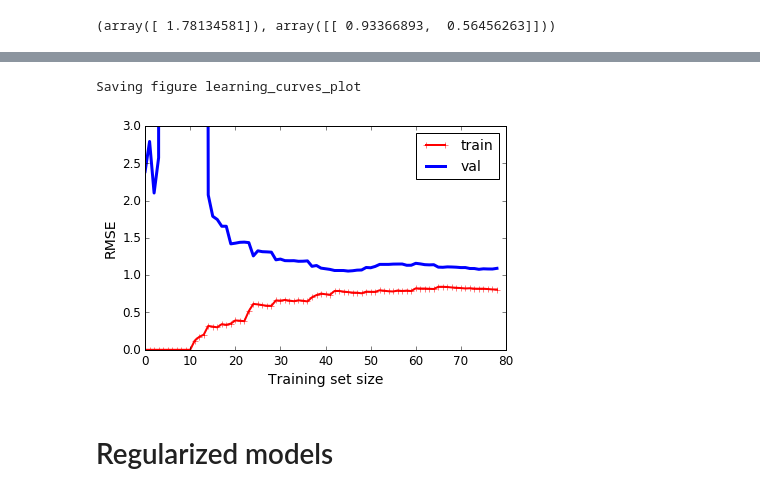
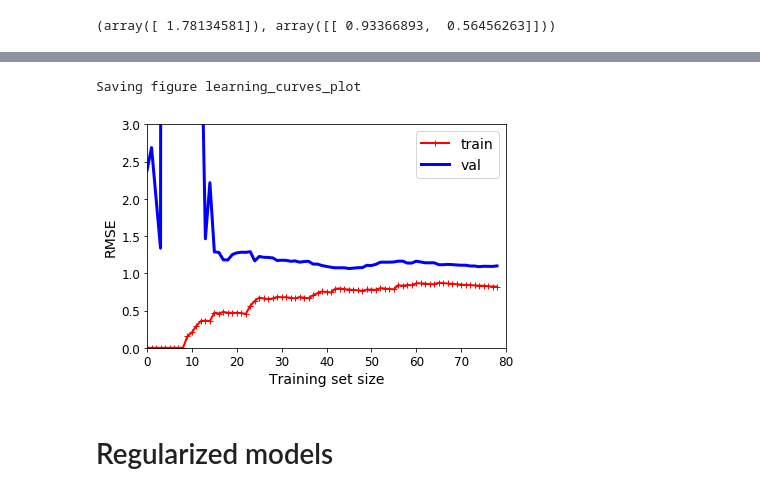
Before and after one commit to ndwadia/handson-ml, a Jupyter notebook: 04_training_linear_models.ipynb, the cells around one changed output, grey strips where cells are left out. Saved outputs shown, nothing was run; the diff lists cells and outputs as text; code cells hidden in the pictures.

```diff
--- a/04_training_linear_models.ipynb
+++ b/04_training_linear_models.ipynb
@@ -399,18 +399,18 @@ Saving figure underfitting_learning_curves_plot
 # %%
 from sklearn.pipeline import Pipeline
 
 polynomial_regression = Pipeline([
-        ("poly_features", PolynomialFeatures(degree=10, include_bias=False)),
+        ("poly_features", PolynomialFeatures(degree=8, include_bias=False)),
         ("lin_reg", LinearRegression()),
     ])
 
 plot_learning_curves(polynomial_regression, X, y)
 plt.axis([0, 80, 0, 3])           # not shown
 save_fig("learning_curves_plot")  # not shown
 plt.show()                        # not shown
 # %% [output]
 Saving figure learning_curves_plot
-[figure, old version]
+[figure, new version]
 # %% [markdown]
 # Regularized models
 # %%
```
Also changed, not shown: parts of 19 cells of this notebook, 3 other files.
